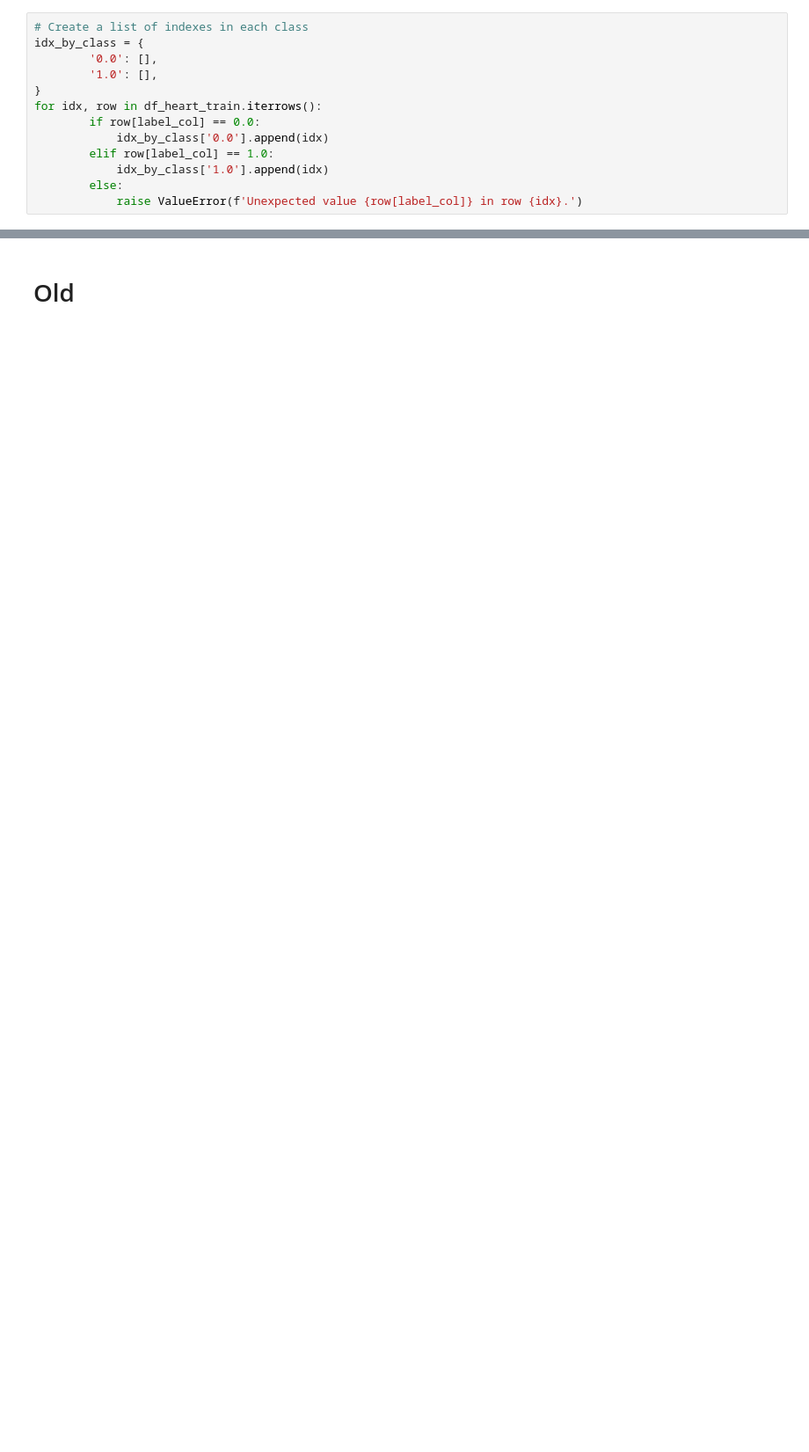
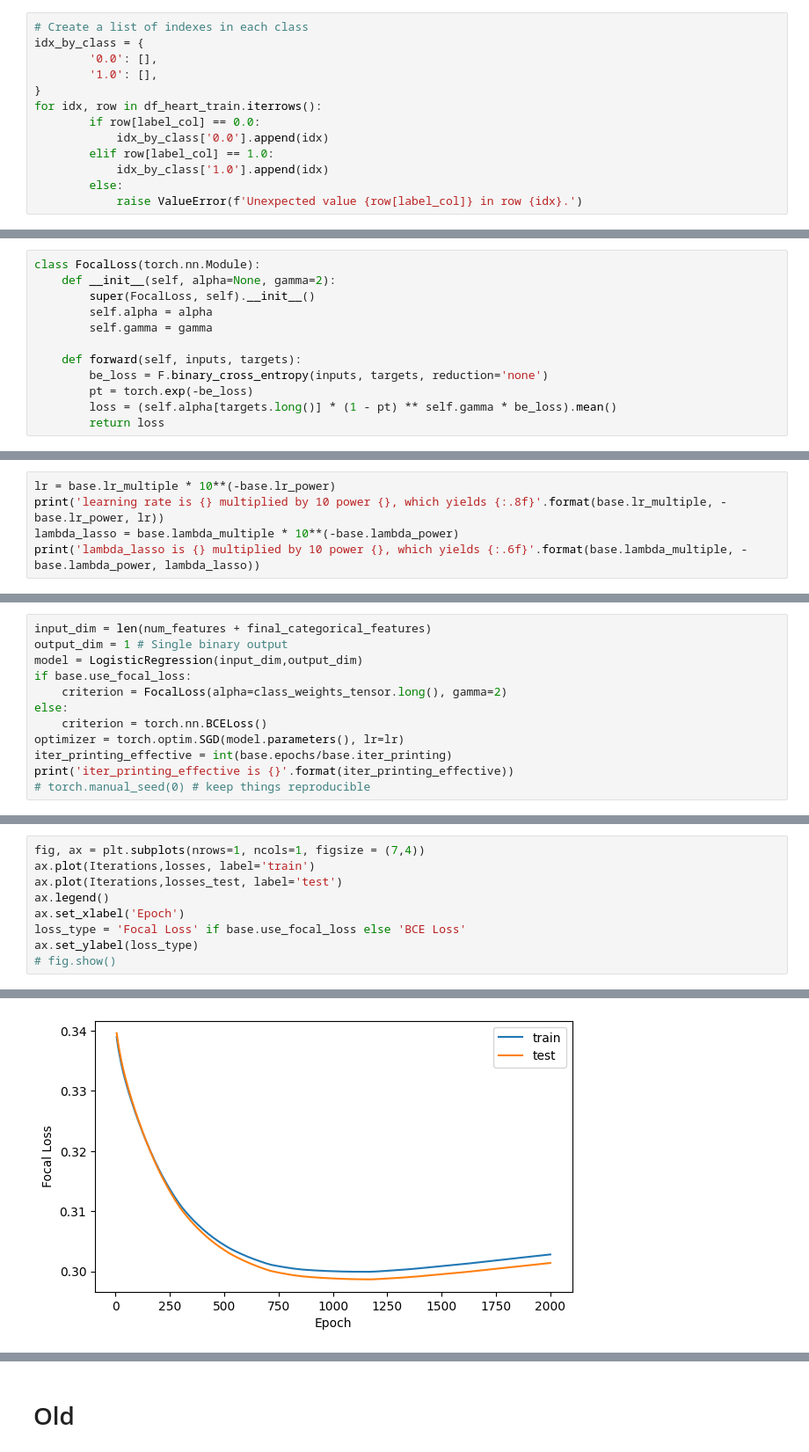
Before and after one commit to juliepinole/proj2, a Jupyter notebook: task_1/Task_1_ML.ipynb, the cells around one changed output, grey strips where cells are left out. Shown at 88% size. Cells and saved outputs as stored; diff of their text form; blank space fills up the shorter version.

```diff
--- a/task_1/Task_1_ML.ipynb
+++ b/task_1/Task_1_ML.ipynb
@@ -171,0 +211,12 @@ import graph as gr
+# %%
+class FocalLoss(torch.nn.Module):
+    def __init__(self, alpha=None, gamma=2):
+        super(FocalLoss, self).__init__()
+        self.alpha = alpha
+        self.gamma = gamma
+
+    def forward(self, inputs, targets):
+        be_loss = F.binary_cross_entropy(inputs, targets, reduction='none')
+        pt = torch.exp(-be_loss)
+        loss = (self.alpha[targets.long()] * (1 - pt) ** self.gamma * be_loss).mean()
+        return loss
@@ -171,0 +263,5 @@ import graph as gr
+# %%
+lr = base.lr_multiple * 10**(-base.lr_power)
+print('learning rate is {} multiplied by 10 power {}, which yields {:.8f}'.format(base.lr_multiple, -base.lr_power, lr))
+lambda_lasso = base.lambda_multiple * 10**(-base.lambda_power)
+print('lambda_lasso is {} multiplied by 10 power {}, which yields {:.6f}'.format(base.lambda_multiple, -base.lambda_power, lambda_lasso))
@@ -171,0 +277,12 @@ import graph as gr
+# %%
+input_dim = len(num_features + final_categorical_features)
+output_dim = 1 # Single binary output
+model = LogisticRegression(input_dim,output_dim)
+if base.use_focal_loss:
+    criterion = FocalLoss(alpha=class_weights_tensor.long(), gamma=2)
+else:
+    criterion = torch.nn.BCELoss()
+optimizer = torch.optim.SGD(model.parameters(), lr=lr)
+iter_printing_effective = int(base.epochs/base.iter_printing)
+print('iter_printing_effective is {}'.format(iter_printing_effective))
+# torch.manual_seed(0) # keep things reproducible
@@ -171,0 +356,10 @@ import graph as gr
+# %%
+fig, ax = plt.subplots(nrows=1, ncols=1, figsize = (7,4))
+ax.plot(Iterations,losses, label='train')
+ax.plot(Iterations,losses_test, label='test')
+ax.legend()
+ax.set_xlabel('Epoch')
+loss_type = 'Focal Loss' if base.use_focal_loss else 'BCE Loss'
+ax.set_ylabel(loss_type)
+# fig.show()
+# %% [output]
@@ -171,0 +367 @@ import graph as gr
+[figure, added]
```
Also changed, not shown: parts of 83 cells of this notebook, 3 other files.
